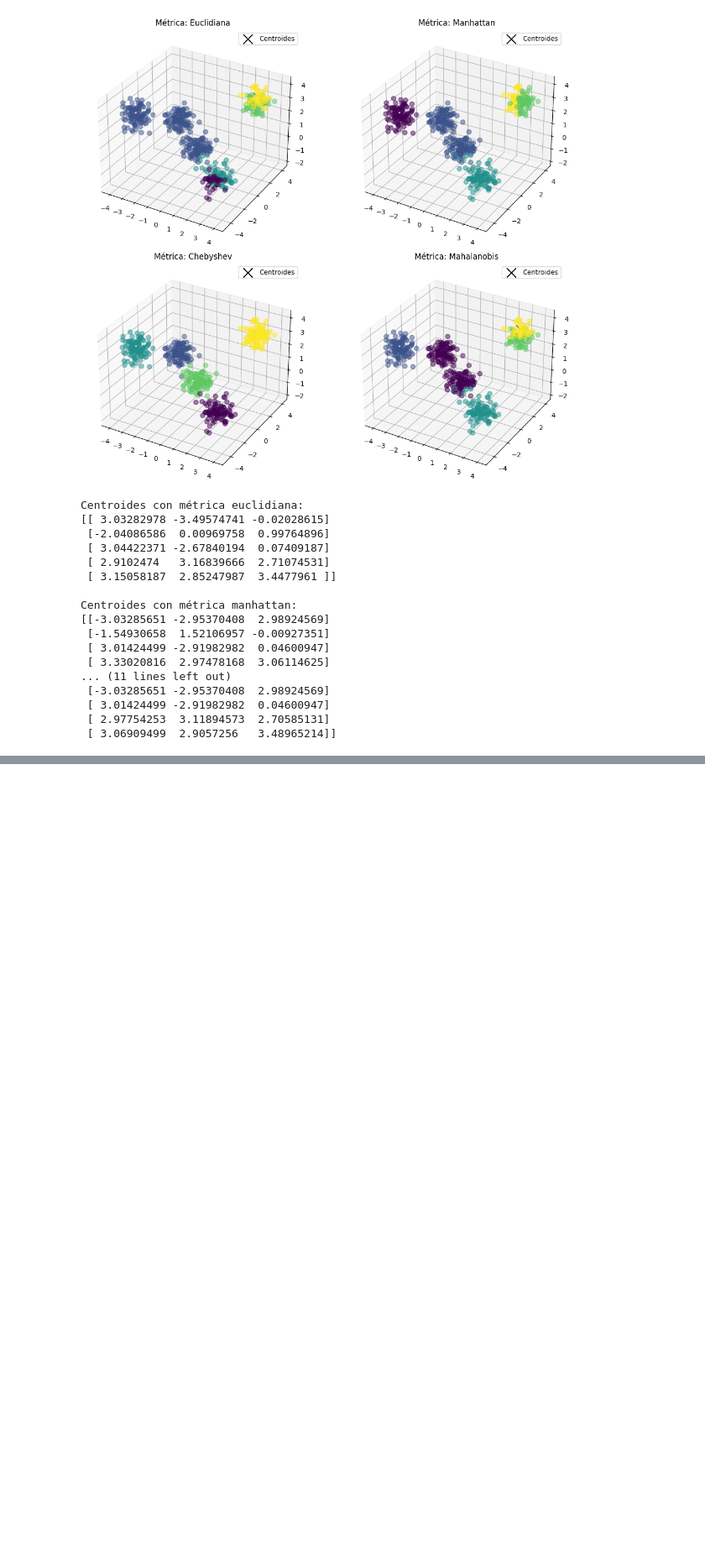
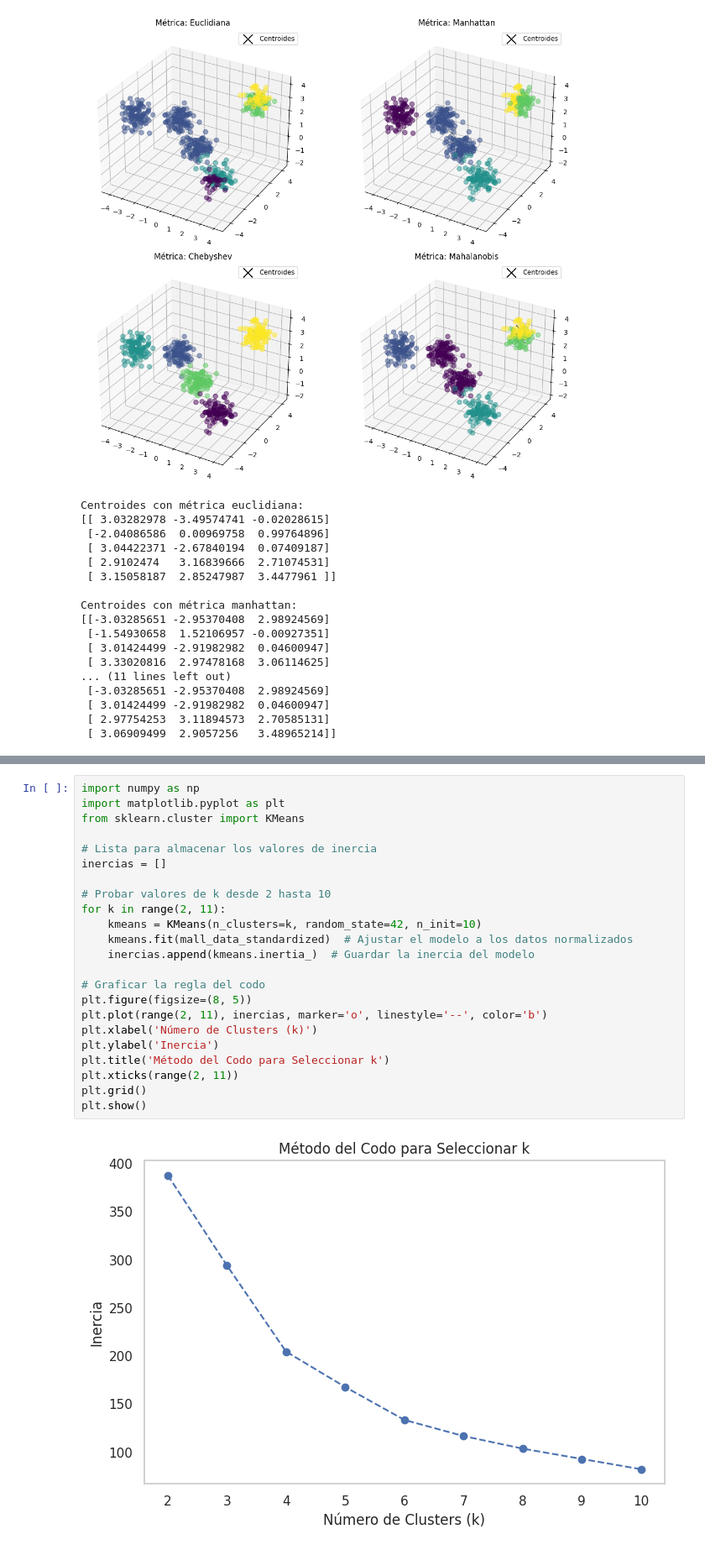
Before and after one commit to QuevedoD/Proyecto1-Q, a Jupyter notebook: proyecto.ipynb, the cells around one changed output, grey strips where cells are left out. Shown at 84% size. Drawn from its saved outputs; the diff is of its cells as text; blank space fills up the shorter version.

```diff
--- a/proyecto.ipynb
+++ b/proyecto.ipynb
@@ -405,0 +568,25 @@ Centroides con métrica manhattan:
+# %%
+import numpy as np
+import matplotlib.pyplot as plt
+from sklearn.cluster import KMeans
+
+# Lista para almacenar los valores de inercia
+inercias = []
+
+# Probar valores de k desde 2 hasta 10
+for k in range(2, 11):
+    kmeans = KMeans(n_clusters=k, random_state=42, n_init=10)
+    kmeans.fit(mall_data_standardized)  # Ajustar el modelo a los datos normalizados
+    inercias.append(kmeans.inertia_)  # Guardar la inercia del modelo
+
+# Graficar la regla del codo
+plt.figure(figsize=(8, 5))
+plt.plot(range(2, 11), inercias, marker='o', linestyle='--', color='b')
+plt.xlabel('Número de Clusters (k)')
+plt.ylabel('Inercia')
+plt.title('Método del Codo para Seleccionar k')
+plt.xticks(range(2, 11))
+plt.grid()
+plt.show()
+# %% [output]
+[figure, added]
```
Also changed, not shown: parts of 6 cells of this notebook.
